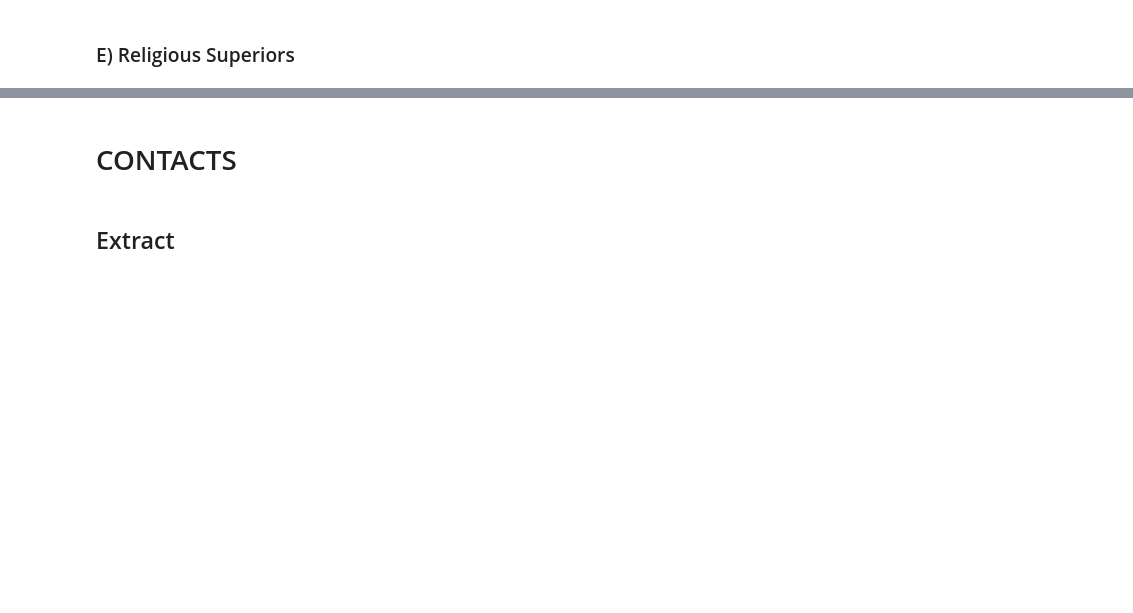
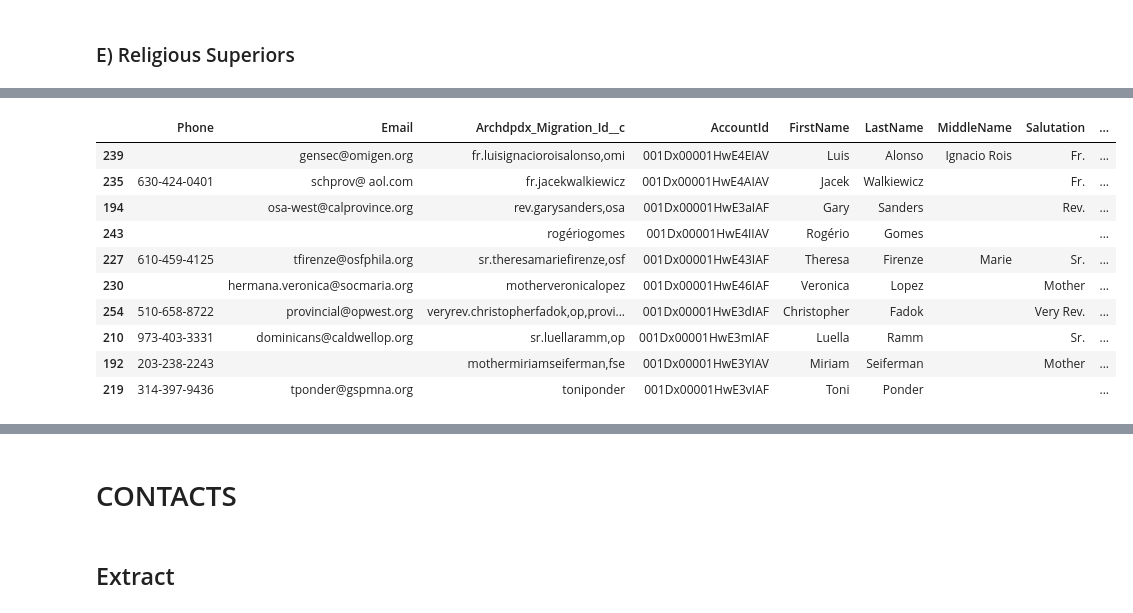
Before and after one commit to Cath-Strategic-Tech/adpdx_etl, a Jupyter notebook: ADPDX_ClergyDB.ipynb, the cells around one changed output, grey strips where cells are left out. Saved outputs shown, nothing was run; the diff lists cells and outputs as text; code cells hidden in the pictures; blank space fills up the shorter version.

```diff
--- a/ADPDX_ClergyDB.ipynb
+++ b/ADPDX_ClergyDB.ipynb
@@ -1810,9 +1892,9 @@ acc_rel_superiors = acc_religious_2[[
     'Major Superior Name',
     'Major Superior Phone',
     'Major Superior Email',
-    'Archdpdx_Migration_Id__c']]
+    'Archdpdx_Migration_Id__c']].copy()
 
 
 acc_rel_superiors['AccountId'] = acc_rel_superiors.Archdpdx_Migration_Id__c.map(religious_order_mapping)
 
-# acc_rel_superiors.sample(5)
+acc_rel_superiors.sample(5)
@@ -1877 +1978,15 @@ acc_rel_superiors_staging.sample(10)
+# %%
+acc_rel_superiors_staging.sample(10)
+# %% [output]
+|  | Phone | Email | Archdpdx_Migration_Id__c | AccountId | FirstName | LastName | MiddleName | Salutation | ... |
+| 239 |  | gensec@omigen.org | fr.luisignacioroisalonso,omi | 001Dx00001HwE4EIAV | Luis | Alonso | Ignacio Rois | Fr. | ... |
+| 235 | 630-424-0401 | schprov@ aol.com | fr.jacekwalkiewicz | 001Dx00001HwE4AIAV | Jacek | Walkiewicz |  | Fr. | ... |
+| 194 |  | osa-west@calprovince.org | rev.garysanders,osa | 001Dx00001HwE3aIAF | Gary | Sanders |  | Rev. | ... |
+| 243 |  |  | rogériogomes | 001Dx00001HwE4IIAV | Rogério | Gomes |  |  | ... |
+| 227 | 610-459-4125 | tfirenze@osfphila.org | sr.theresamariefirenze,osf | 001Dx00001HwE43IAF | Theresa | Firenze | Marie | Sr. | ... |
+| 230 |  | hermana.veronica@socmaria.org | motherveronicalopez | 001Dx00001HwE46IAF | Veronica | Lopez |  | Mother | ... |
+| 254 | 510-658-8722 | provincial@opwest.org | veryrev.christopherfadok,op,provi... | 001Dx00001HwE3dIAF | Christopher | Fadok |  | Very Rev. | ... |
+| 210 | 973-403-3331 | dominicans@caldwellop.org | sr.luellaramm,op | 001Dx00001HwE3mIAF | Luella | Ramm |  | Sr. | ... |
+| 192 | 203-238-2243 |  | mothermiriamseiferman,fse | 001Dx00001HwE3YIAV | Miriam | Seiferman |  | Mother | ... |
+| 219 | 314-397-9436 | tponder@gspmna.org | toniponder | 001Dx00001HwE3vIAF | Toni | Ponder |  |  | ... |
 # %%
```
Also changed, not shown: parts of 68 cells of this notebook, 13 other files.
